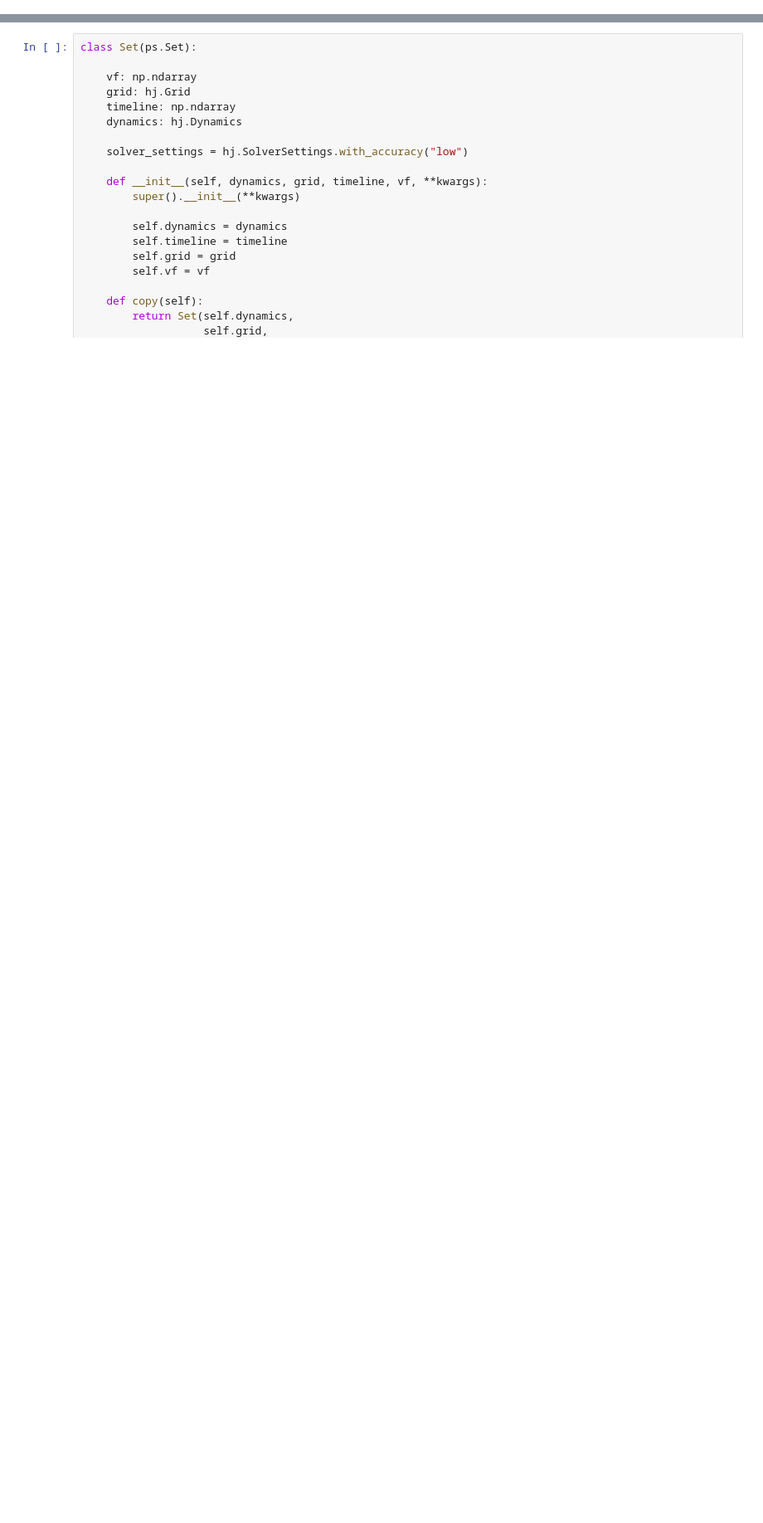
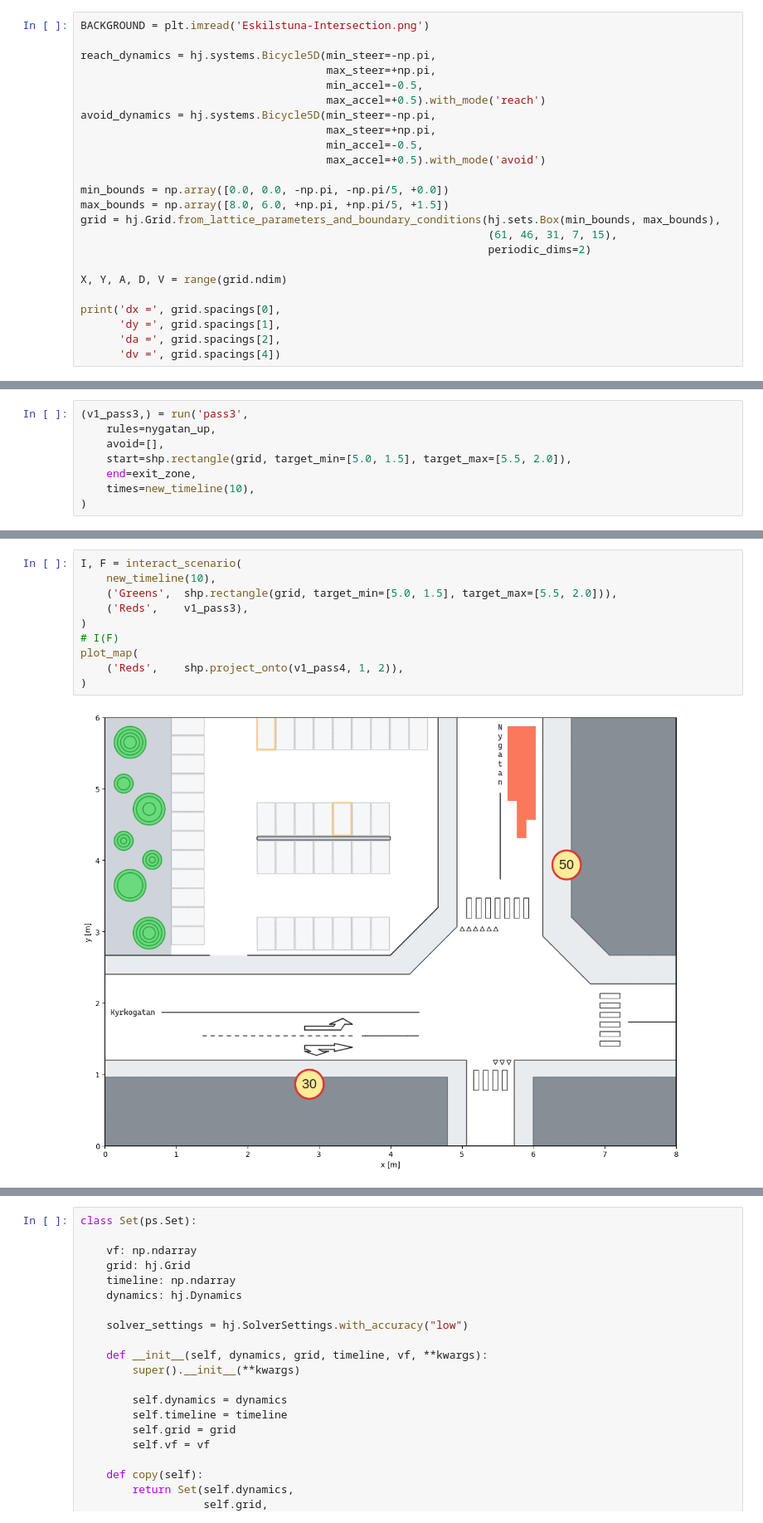
Before and after one commit to sulthansf/pyspect, a Jupyter notebook: examples/hj.ipynb, the cells around one changed output, grey strips where cells are left out. Shown at 83% size. Cells and saved outputs as stored; diff of their text form; blank space fills up the shorter version.

```diff
--- a/examples/hj.ipynb
+++ b/examples/hj.ipynb
@@ -8,0 +12,24 @@ import pyspect as ps
+# %%
+BACKGROUND = plt.imread('Eskilstuna-Intersection.png')
+
+reach_dynamics = hj.systems.Bicycle5D(min_steer=-np.pi,
+                                      max_steer=+np.pi,
+                                      min_accel=-0.5,
+                                      max_accel=+0.5).with_mode('reach')
+avoid_dynamics = hj.systems.Bicycle5D(min_steer=-np.pi,
+                                      max_steer=+np.pi,
+                                      min_accel=-0.5,
+                                      max_accel=+0.5).with_mode('avoid')
+
+min_bounds = np.array([0.0, 0.0, -np.pi, -np.pi/5, +0.0])
+max_bounds = np.array([8.0, 6.0, +np.pi, +np.pi/5, +1.5])
+grid = hj.Grid.from_lattice_parameters_and_boundary_conditions(hj.sets.Box(min_bounds, max_bounds),
+                                                               (61, 46, 31, 7, 15),
+                                                               periodic_dims=2)
+
+X, Y, A, D, V = range(grid.ndim)
+
+print('dx =', grid.spacings[0],
+      'dy =', grid.spacings[1],
+      'da =', grid.spacings[2],
+      'dv =', grid.spacings[4])
@@ -8,0 +422,8 @@ import pyspect as ps
+# %%
+(v1_pass3,) = run('pass3',
+    rules=nygatan_up,
+    avoid=[],
+    start=shp.rectangle(grid, target_min=[5.0, 1.5], target_max=[5.5, 2.0]),
+    end=exit_zone,
+    times=new_timeline(10),
+)
@@ -8,0 +438,12 @@ import pyspect as ps
+# %%
+I, F = interact_scenario(
+    new_timeline(10),
+    ('Greens',  shp.rectangle(grid, target_min=[5.0, 1.5], target_max=[5.5, 2.0])),
+    ('Reds',    v1_pass3),
+)
+# I(F)
+plot_map(
+    ('Reds',    shp.project_onto(v1_pass4, 1, 2)),
+)
+# %% [output]
+[figure, added]
```
Also changed, not shown: parts of 18 cells of this notebook, 4 other files.
